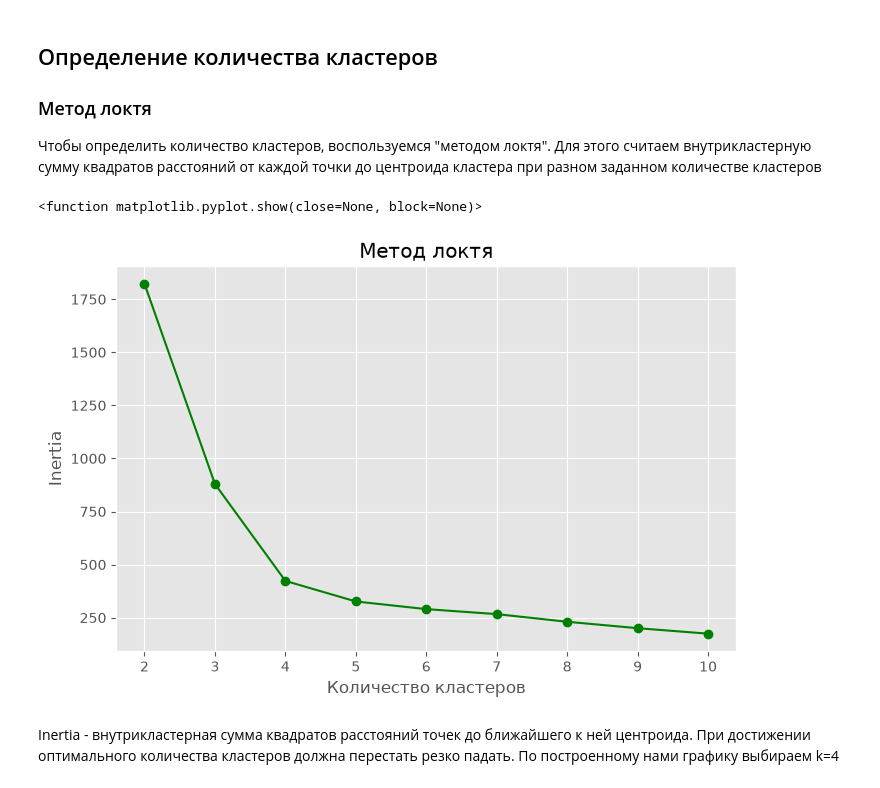
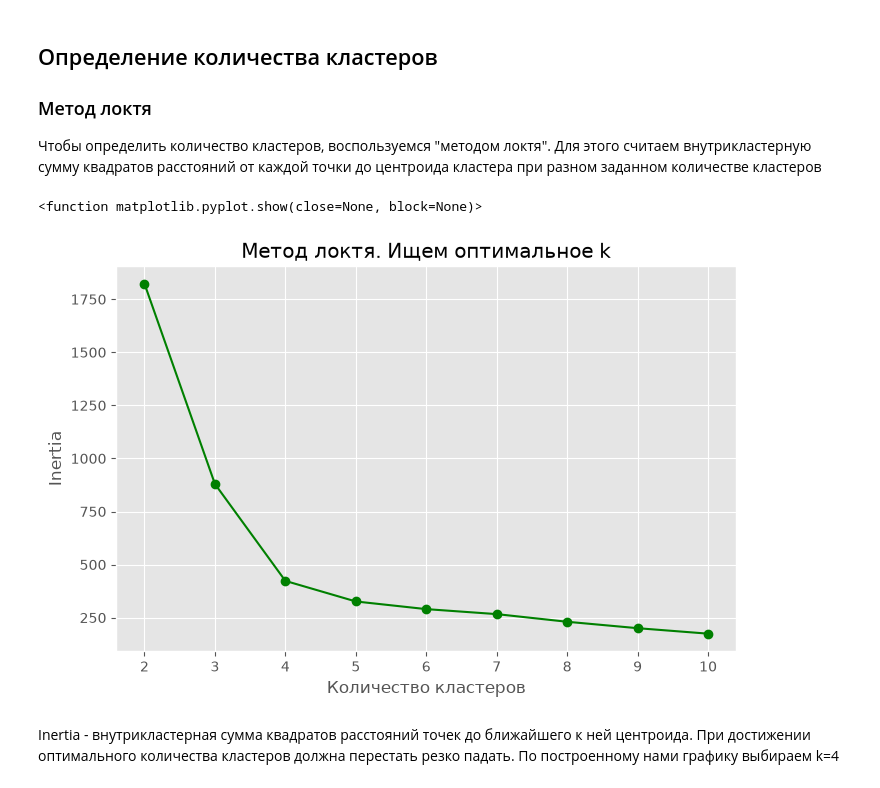
Before and after one commit to skravtsova2002/masters_da, a Jupyter notebook: lab2_kmeans_clustering.ipynb, the cells around one changed output. Saved outputs shown, nothing was run; the diff lists cells and outputs as text; code cells hidden in the pictures.

```diff
--- a/lab2_kmeans_clustering.ipynb
+++ b/lab2_kmeans_clustering.ipynb
@@ -133,15 +127,15 @@ for k in k_range:
 # %%
 plt.figure(figsize=(8, 5))
 plt.plot(k_range, inertia, '-og')
 plt.xlabel('Количество кластеров')
 plt.ylabel('Inertia')
-plt.title('Метод локтя')
+plt.title('Метод локтя. Ищем оптимальное k')
 plt.xticks(k_range)
 
 plt.show
 # %% [output]
 <function matplotlib.pyplot.show(close=None, block=None)>
-[figure, old version]
+[figure, new version]
 # %% [markdown]
 Inertia - внутрикластерная сумма квадратов расстояний точек до ближайшего к ней центроида. При достижении оптимального количества кластеров должна перестать резко падать.
 По построенному нами графику выбираем k=4
```
Also changed, not shown: parts of 5 cells of this notebook.
